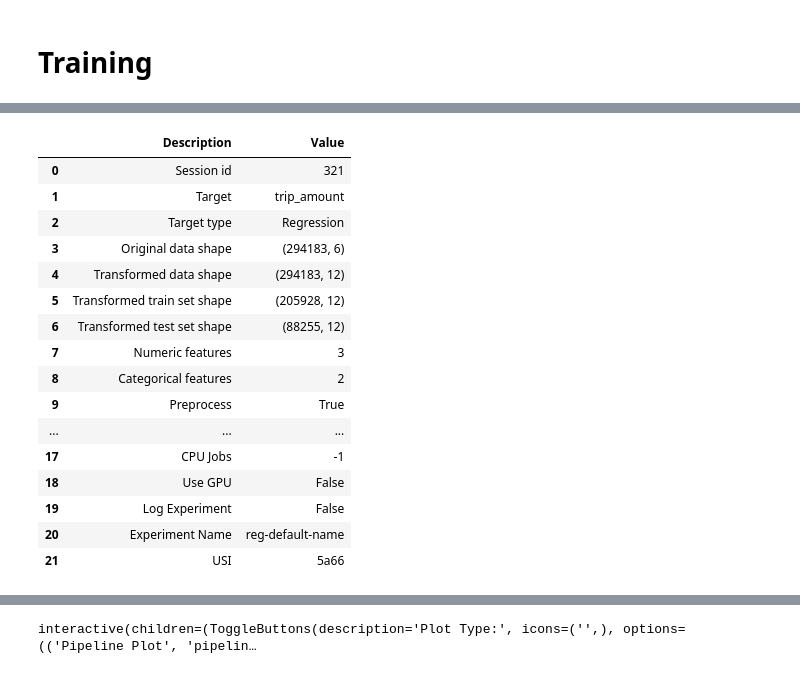
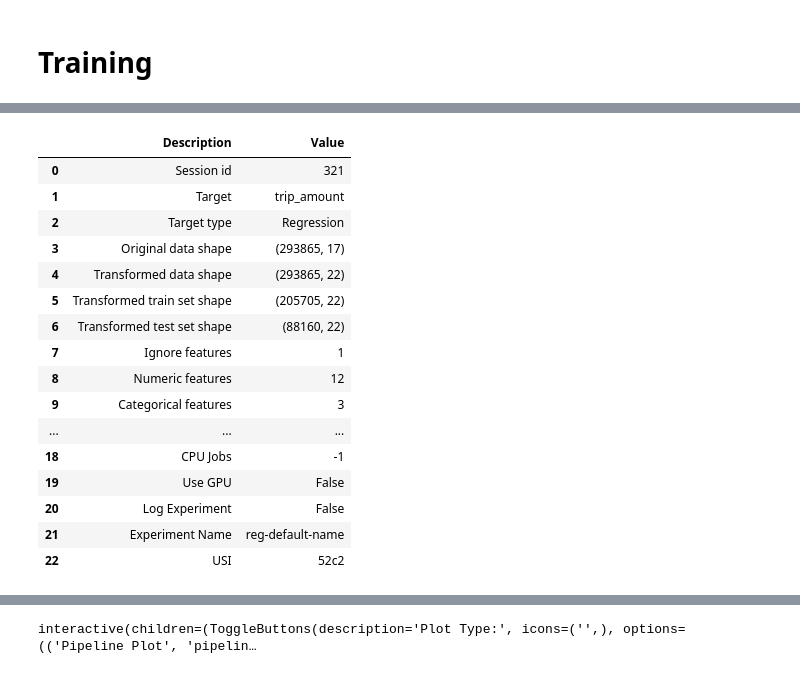
Before and after one commit to bicdev/tcc, a Jupyter notebook: notebooks/CatBoost_simple.ipynb, the cells around one changed output, grey strips where cells are left out. Cells and saved outputs as stored; diff of their text form; code cells hidden in the pictures.

```diff
--- a/notebooks/CatBoost_simple.ipynb
+++ b/notebooks/CatBoost_simple.ipynb
@@ -33,0 +111,19 @@ df_agg = df_base.groupby(['start_station_id','day','hour', 'weekday']).agg(
+# %%
+station_features = pd.DataFrame(index=df_agg['start_station_id'].unique())
+station_features = station_features.join(station_avg_hourly_trips)
+station_features = station_features.join(station_avg_offpeak)
+station_features = station_features.join(avg_weekday_am)
+station_features = station_features.join(avg_weekday_pm)
+
+station_features.fillna(0, inplace=True)
+# %%
+station_features['ratio_am_to_daily_avg'] = station_features['avg_weekday_am'] / station_features['avg_overall_hourly_trips']
+station_features['ratio_pm_to_daily_avg'] = station_features['avg_weekday_pm'] / station_features['avg_overall_hourly_trips']
+station_features['ratio_am_off_peak_avg'] = station_features['avg_weekday_am'] / station_features['avg_offpeak_hourly_trips']
+station_features['ratio_pm_off_peak_avg'] = station_features['avg_weekday_pm'] / station_features['avg_offpeak_hourly_trips']
+
+station_features.replace([np.inf, -np.inf], 0, inplace=True) # Handle division by zero if avg is 0
+# %%
+station_features = station_features.reset_index().rename(columns={"index":"start_station_id"})
+# %%
+df_agg = pd.merge(df_agg, station_features, on="start_station_id", how="left")
@@ -36,18 +142,24 @@ df_agg = df_base.groupby(['start_station_id','day','hour', 'weekday']).agg(
 # %%
 # PYCARET SETUP
 catboost_setup = pcr.setup(
-    # basic config
     data=df_agg,
     target='trip_amount',
-    categorical_features=['start_station_id', 'weekday'],
-    numeric_features=['avg_trip_duration', 'day', 'hour'],
-    # for reproducibility
+    categorical_features=['start_station_id', 'weekday', 'is_weekend'],
+    numeric_features=[
+        'avg_trip_duration',
+        'hour',
+        'avg_trip_distance',
+        'member_ratio',
+        'avg_overall_hourly_trips',
+        'avg_offpeak_hourly_trips',
+        'avg_weekday_am',
+        'avg_weekday_pm',
+        'ratio_am_to_daily_avg',
+        'ratio_pm_to_daily_avg',
+        'ratio_am_off_peak_avg',
+        'ratio_pm_off_peak_avg'],
+    ignore_features=['day'],
     verbose=True,
     session_id=321,
-    # experimental
-    #preprocess=True,
-    #transform_target=True,
-    #normalize=True,
-    #remove_outliers=True,
 )
 # %% [output]
@@ -54,20 +167,20 @@ catboost_setup = pcr.setup(
 |  | Description | Value |
 | 0 | Session id | 321 |
 | 1 | Target | trip_amount |
 | 2 | Target type | Regression |
-| 3 | Original data shape | (294183, 6) |
-| 4 | Transformed data shape | (294183, 12) |
-| 5 | Transformed train set shape | (205928, 12) |
-| 6 | Transformed test set shape | (88255, 12) |
-| 7 | Numeric features | 3 |
-| 8 | Categorical features | 2 |
-| 9 | Preprocess | True |
+| 3 | Original data shape | (293865, 17) |
+| 4 | Transformed data shape | (293865, 22) |
+| 5 | Transformed train set shape | (205705, 22) |
+| 6 | Transformed test set shape | (88160, 22) |
+| 7 | Ignore features | 1 |
+| 8 | Numeric features | 12 |
+| 9 | Categorical features | 3 |
 | ... | ... | ... |
-| 17 | CPU Jobs | -1 |
-| 18 | Use GPU | False |
-| 19 | Log Experiment | False |
-| 20 | Experiment Name | reg-default-name |
-| 21 | USI | 5a66 |
+| 18 | CPU Jobs | -1 |
+| 19 | Use GPU | False |
+| 20 | Log Experiment | False |
+| 21 | Experiment Name | reg-default-name |
+| 22 | USI | 52c2 |
 # %%
 # TEST-TRAINING MODELS FOR COMPARISON WITH CATBOOST
 models_comparison = pcr.compare_models()
```
Also changed, not shown: parts of 32 cells of this notebook.
